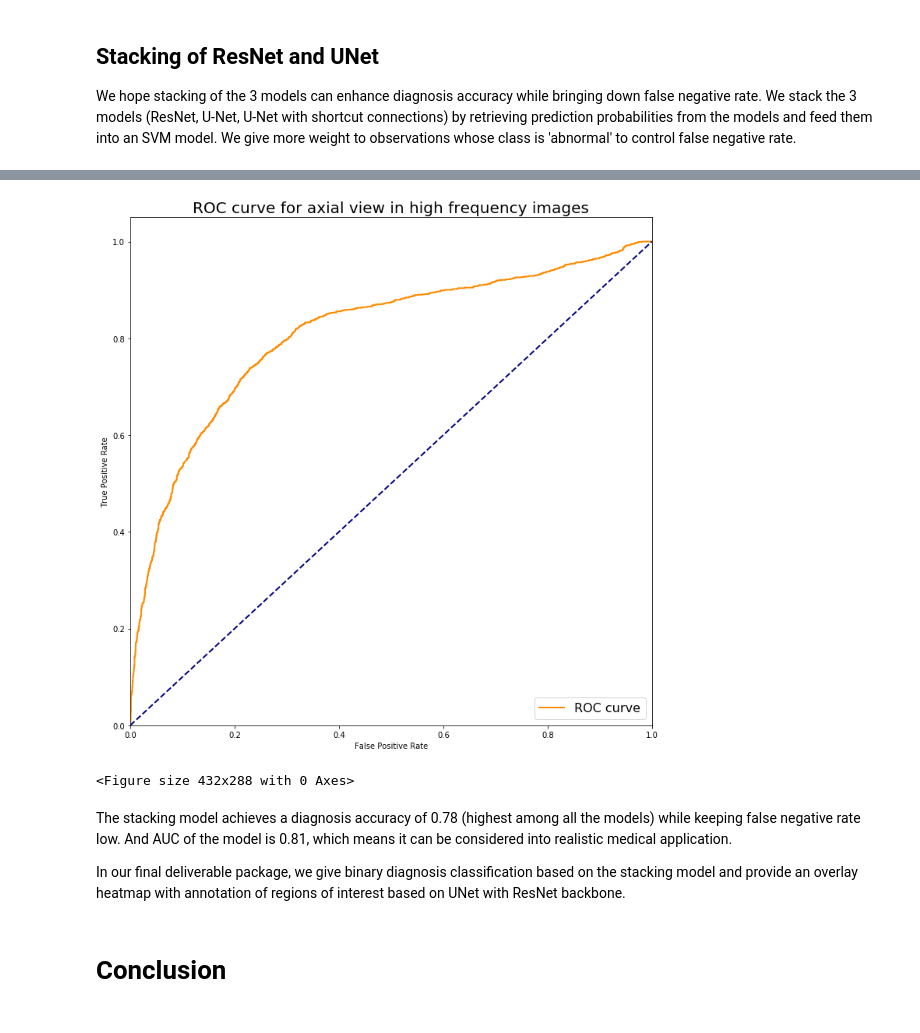
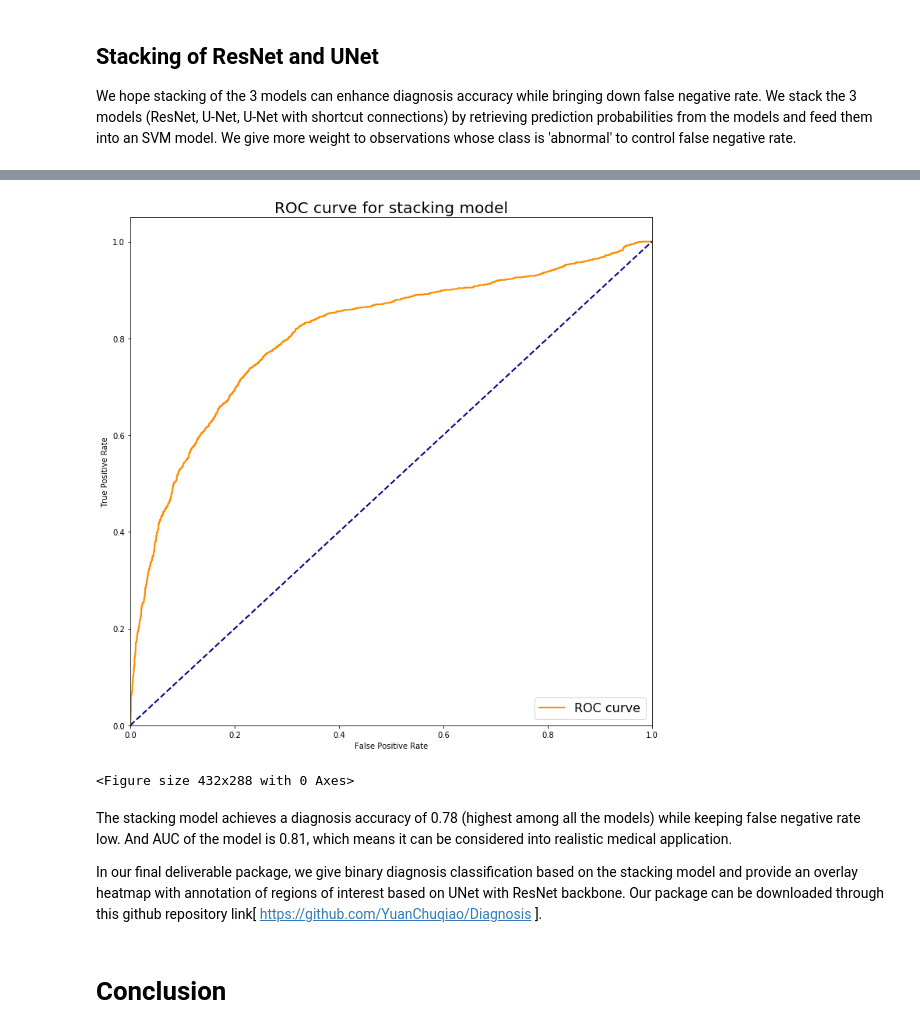
Before and after one commit to lr0516/Cancer_Detection_209B, a Jupyter notebook: Group24_FinalReport.ipynb, the cells around one changed output, grey strips where cells are left out. Drawn from its saved outputs; the diff is of its cells as text; code cells hidden in the pictures.

```diff
--- a/Group24_FinalReport.ipynb
+++ b/Group24_FinalReport.ipynb
@@ -1416,7 +1416,7 @@ plt.xlim([0.0,1.0])
 plt.ylim([0.0,1.05])
 plt.xlabel('False Positive Rate')
 plt.ylabel('True Positive Rate')
-plt.title('ROC curve for axial view in high frequency images', fontsize = 20)
+plt.title('ROC curve for stacking model', fontsize = 20)
 plt.legend(loc = 'lower right', fontsize = 16)
 plt.show()
 plt.savefig("ROC_low_frequency.png")
@@ -1426,9 +1426,9 @@ AUC of the classifier is 0.8091786821956511
-[figure, old version]
+[figure, new version]
 <Figure size 432x288 with 0 Axes>
 # %% [markdown]
 The stacking model achieves a diagnosis accuracy of 0.78 (highest among all the models) while keeping false negative rate low. And AUC of the model is 0.81, which means it can be considered into realistic medical application.
 
-In our final deliverable package, we give binary diagnosis classification based on the stacking model and provide an overlay heatmap with annotation of regions of interest based on UNet with ResNet backbone.
+In our final deliverable package, we give binary diagnosis classification based on the stacking model and provide an overlay heatmap with annotation of regions of interest based on UNet with ResNet backbone. Our package can be downloaded through this github repository link[ https://github.com/YuanChuqiao/Diagnosis ].
 # %% [markdown]
 # Conclusion
 # %% [markdown]
```
Also changed, not shown: parts of 4 cells of this notebook.
